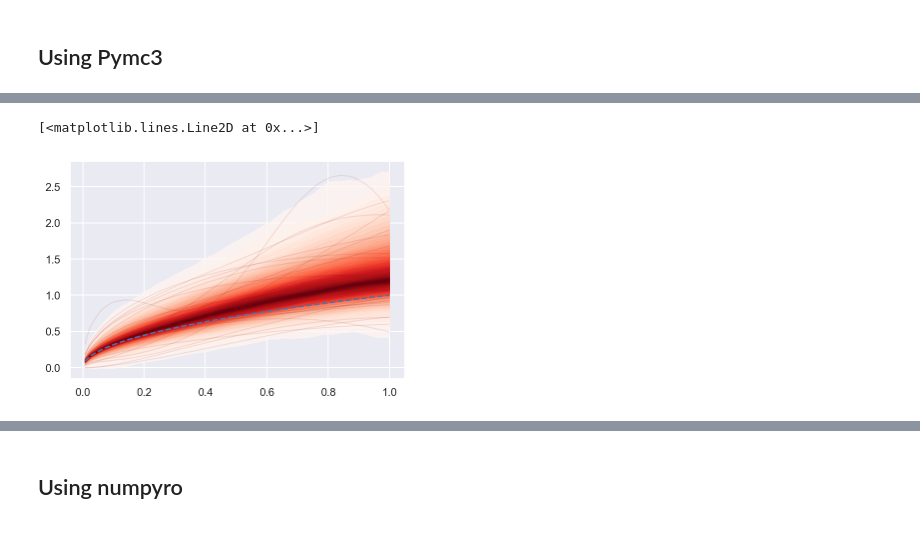
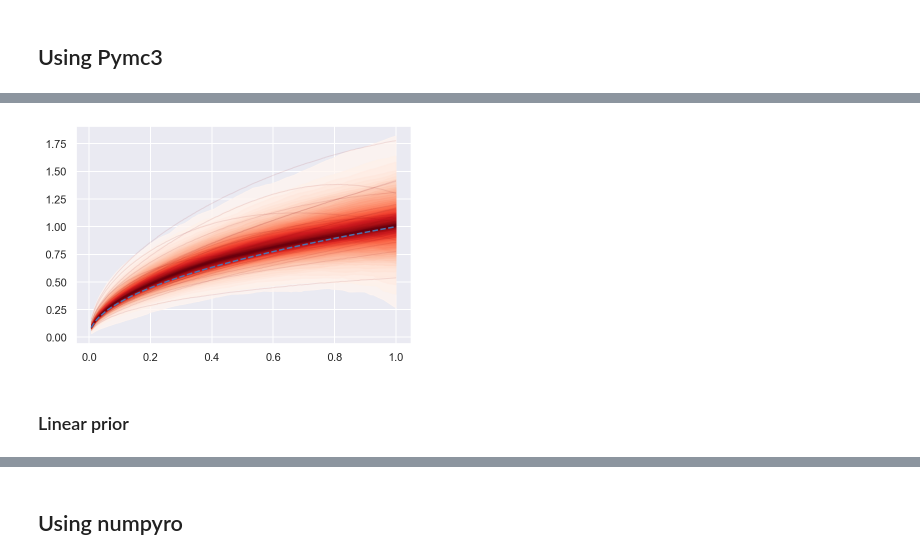
Before and after one commit to AurelienNioche/TransformedGP, a Jupyter notebook: model-discrepancy-using-numpyro.ipynb, the cells around one changed output, grey strips where cells are left out. Drawn from its saved outputs; the diff is of its cells as text; code cells hidden in the pictures.

```diff
--- a/model-discrepancy-using-numpyro.ipynb
+++ b/model-discrepancy-using-numpyro.ipynb
@@ -136,17 +137,0 @@ data = generate_data(u=u_data, tau=tau_data, theta=theta_data, n=200, seed=123)
-# %%
-p0 = data.p0.values
-p1 = data.p1.values
-x0 = data.x0.values
-x1 = data.x1.values
-y = data.choices.values
-
-x = np.hstack((x0, x1))
-p = np.hstack((p0, p1))
-
-# compute M(x)
-X = jnp.array(x)
-uX = jnp.array(u_model(x, theta_model))
-P = jnp.array(p)
-y = jnp.array(y)
-
-n = y.shape[0]
@@ -248,4 +137,0 @@ tau_model = 3.333
-# %%
-data = generate_data(u=u_data, tau=tau_data, theta=theta_data, n=1000, seed=123)
-np.random.seed(12345)
-data = data.sample(n=50, replace=False)
@@ -317,0 +190,6 @@ INFO:pymc3:Only one chain was sampled, this makes it impossible to run some conv
+# %%
+u_model = u_pow
+theta_model = 0.5
+tau_model = 3.333
+
+X, trace = run_inference_pymc3(data=data, u_model=u_model, theta_model=theta_data, tau_model=tau_model)
@@ -318,9 +212,11 @@ INFO:pymc3:Only one chain was sampled, this makes it impossible to run some conv
 # %%
-f_samples = np.array(trace.posterior["f"]).reshape((n_sample*n_chain, -1))
+f_samples = np.array(trace.posterior["f"])
+f_samples = f_samples.reshape(f_samples.shape[0]*f_samples.shape[1], -1)
 # %%
 fig, ax = plt.subplots()
-plot_gp_dist(ax, f_samples, x_sorted)
-ax.plot(x_sorted, u_model(x_sorted, theta=theta_model), ls="--")
+plot_gp_dist(ax, f_samples, X)
+ax.plot(X, u_model(X, theta=theta_model), ls="--");
 # %% [output]
-[<matplotlib.lines.Line2D at 0x...>]
-[figure, old version]
+[figure, new version]
+# %% [markdown]
+### Linear prior
```
Also changed, not shown: parts of 43 cells of this notebook, 2 other files.
